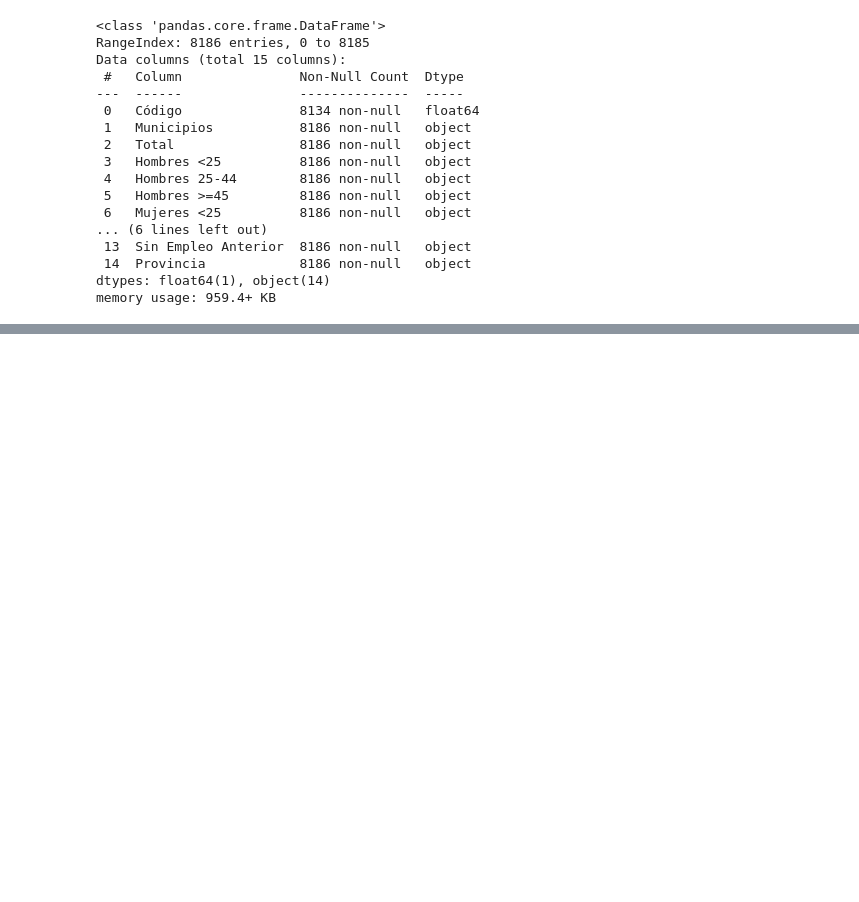
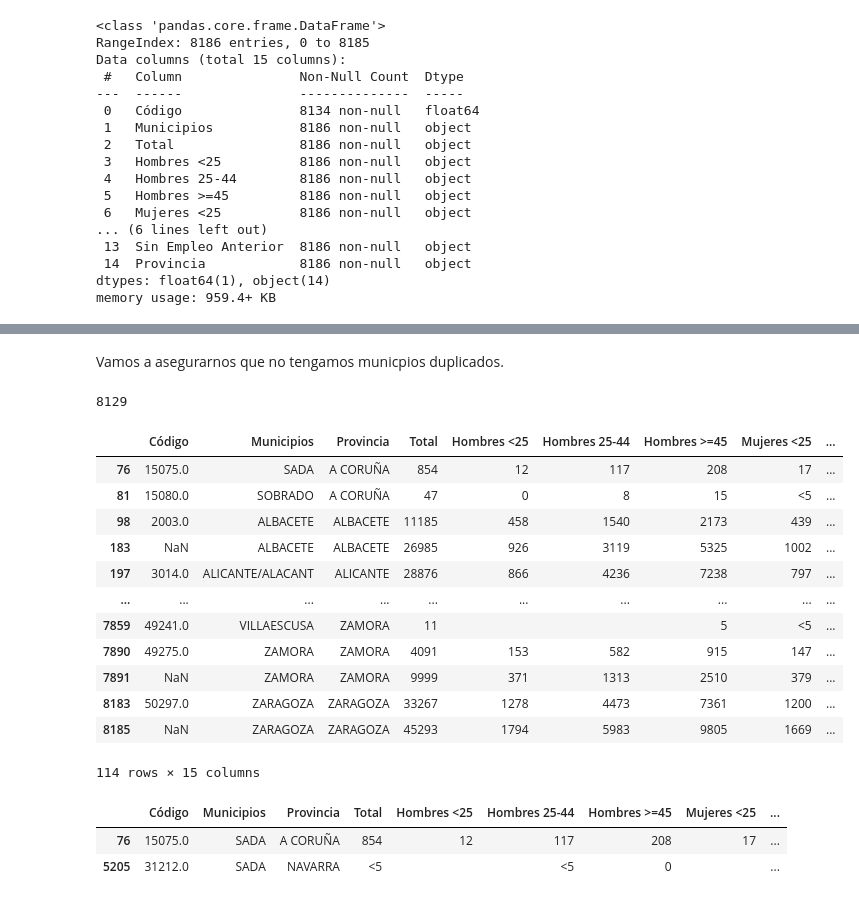
Before and after one commit to Rcm89/TFM-analisis-educacion, a Jupyter notebook: paro_municipios.ipynb, the cells around one changed output, grey strips where cells are left out. Cells and saved outputs as stored; diff of their text form; code cells hidden in the pictures; blank space fills up the shorter version.

```diff
--- a/paro_municipios.ipynb
+++ b/paro_municipios.ipynb
@@ -221,0 +232,37 @@ df_paro_municipios.head()
+# %% [markdown]
+Vamos a asegurarnos que no tengamos municpios duplicados.
+# %%
+# Obtener el número de valores únicos en la columna "Municipios"
+num_valores_unicos = df_paro_municipios['Municipios'].nunique()
+num_valores_unicos
+# %% [output]
+8129
+# %%
+# Identificar duplicados en la columna "Municipios"
+df_duplicados_municipios = df_paro_municipios[df_paro_municipios['Municipios'].duplicated(keep=False)]
+
+# Mostrar los duplicados
+df_duplicados_municipios
+# %% [output]
+|  | Código | Municipios | Provincia | Total | Hombres <25 | Hombres 25-44 | Hombres >=45 | Mujeres <25 | ... |
+| 76 | 15075.0 | SADA | A CORUÑA | 854 | 12 | 117 | 208 | 17 | ... |
+| 81 | 15080.0 | SOBRADO | A CORUÑA | 47 | 0 | 8 | 15 | <5 | ... |
+| 98 | 2003.0 | ALBACETE | ALBACETE | 11185 | 458 | 1540 | 2173 | 439 | ... |
+| 183 | NaN | ALBACETE | ALBACETE | 26985 | 926 | 3119 | 5325 | 1002 | ... |
+| 197 | 3014.0 | ALICANTE/ALACANT | ALICANTE | 28876 | 866 | 4236 | 7238 | 797 | ... |
+| ... | ... | ... | ... | ... | ... | ... | ... | ... | ... |
+| 7859 | 49241.0 | VILLAESCUSA | ZAMORA | 11 |  |  | 5 | <5 | ... |
+| 7890 | 49275.0 | ZAMORA | ZAMORA | 4091 | 153 | 582 | 915 | 147 | ... |
+| 7891 | NaN | ZAMORA | ZAMORA | 9999 | 371 | 1313 | 2510 | 379 | ... |
+| 8183 | 50297.0 | ZARAGOZA | ZARAGOZA | 33267 | 1278 | 4473 | 7361 | 1200 | ... |
+| 8185 | NaN | ZARAGOZA | ZARAGOZA | 45293 | 1794 | 5983 | 9805 | 1669 | ... |
+114 rows × 15 columns
+# %%
+# Filtrar todas las filas donde el valor de la columna "Municipios" sea "SADA"
+filas_sada = df_paro_municipios[df_paro_municipios['Municipios'] == "SADA"]
+
+filas_sada
+# %% [output]
+|  | Código | Municipios | Provincia | Total | Hombres <25 | Hombres 25-44 | Hombres >=45 | Mujeres <25 | ... |
+| 76 | 15075.0 | SADA | A CORUÑA | 854 | 12 | 117 | 208 | 17 | ... |
+| 5205 | 31212.0 | SADA | NAVARRA | <5 |  | <5 | 0 |  | ... |
```
Also changed, not shown: parts of 33 cells of this notebook, 7 other files.
